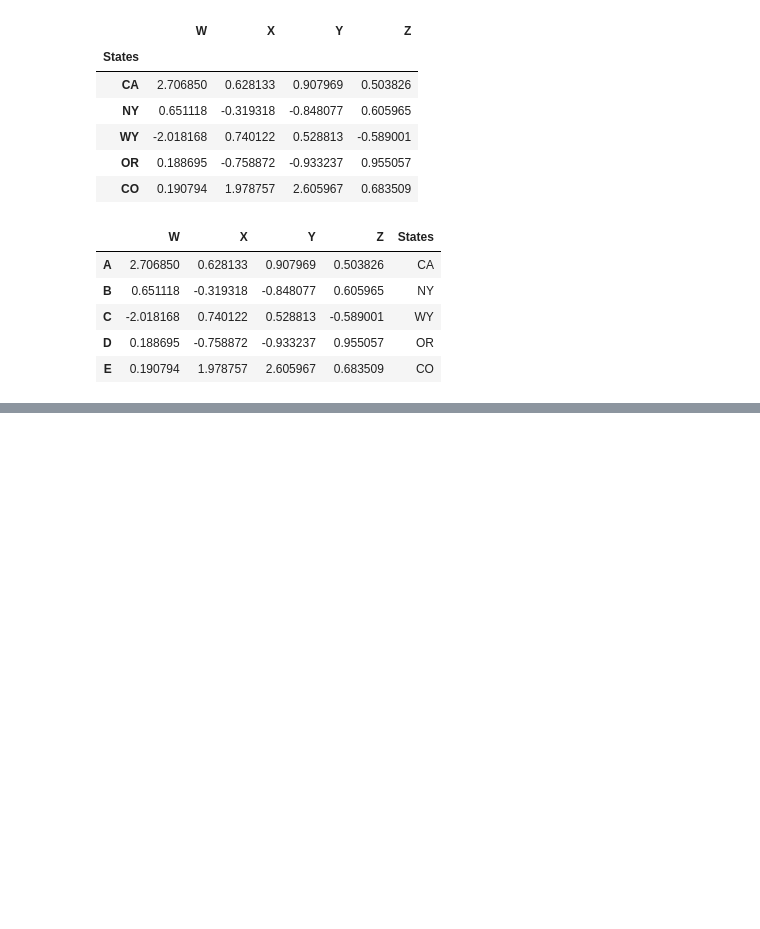
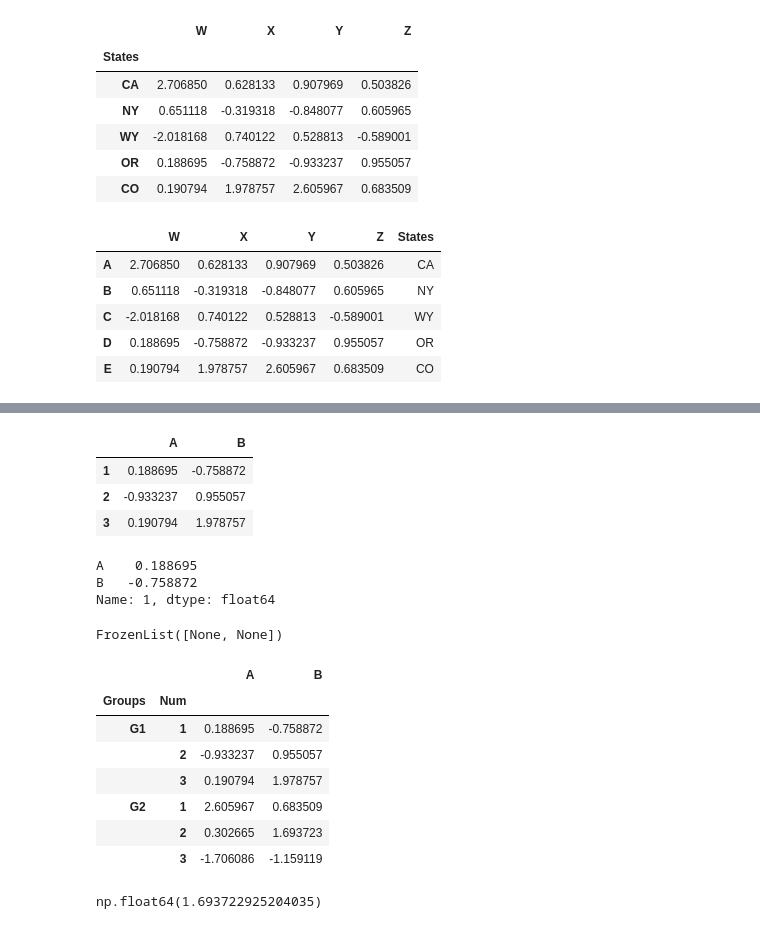
Before and after one commit to SwornaGit/udemy-python-course, a Jupyter notebook: Pandas/Pandas overview .ipynb, the cells around one changed output, grey strips where cells are left out. Drawn from its saved outputs; the diff is of its cells as text; code cells hidden in the pictures; blank space fills up the shorter version.

Commit message:
DataFrame _Part3

```diff
--- a/Pandas/Pandas overview .ipynb
+++ b/Pandas/Pandas overview .ipynb
@@ -525,0 +532,6 @@ df
+# %%
+#index Levels
+outside =['G1','G1','G1','G2','G2','G2']
+inside= [1,2,3,1,2,3]
+hier_index = list(zip(outside,inside))
+hier_index= pd.MultiIndex.from_tuples(hier_index)
@@ -525,0 +552,2 @@ df
+# %%
+df=pd.DataFrame(randn(6,2),hier_index,['A','B'])
@@ -525,0 +564,34 @@ df
+# %%
+df.loc['G1']
+# %% [output]
+|  | A | B |
+| 1 | 0.188695 | -0.758872 |
+| 2 | -0.933237 | 0.955057 |
+| 3 | 0.190794 | 1.978757 |
+# %%
+df.loc['G1'].loc[1]
+# %% [output]
+A    0.188695
+B   -0.758872
+Name: 1, dtype: float64
+# %%
+df.index.names
+# %% [output]
+FrozenList([None, None])
+# %%
+df.index.names=['Groups','Num']
+# %%
+df
+# %% [output]
+|  |  | A | B |
+| Groups | Num |  |  |
+| G1 | 1 | 0.188695 | -0.758872 |
+|  | 2 | -0.933237 | 0.955057 |
+|  | 3 | 0.190794 | 1.978757 |
+| G2 | 1 | 2.605967 | 0.683509 |
+|  | 2 | 0.302665 | 1.693723 |
+|  | 3 | -1.706086 | -1.159119 |
+# %%
+df.loc['G2'].loc[2]['B']
+# %% [output]
+np.float64(1.693722925204035)
```
Also changed, not shown: parts of 10 cells of this notebook.
